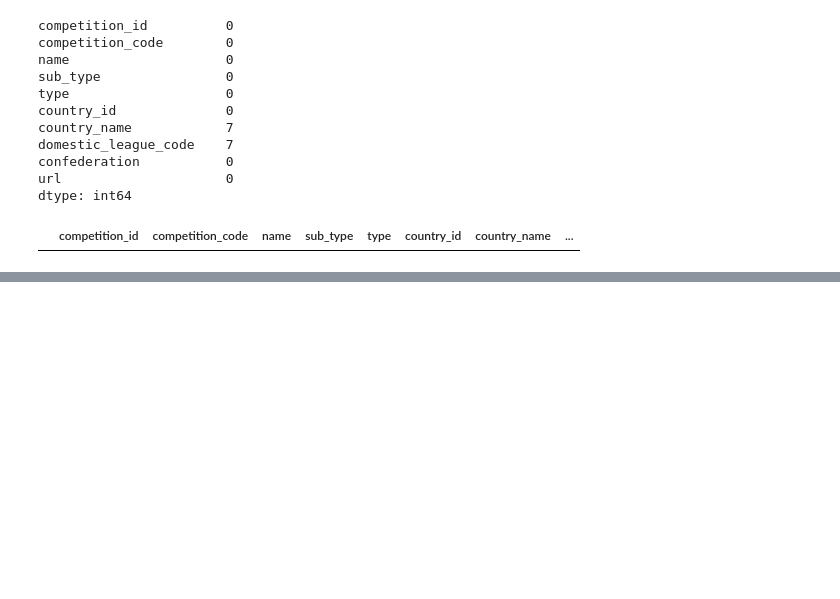
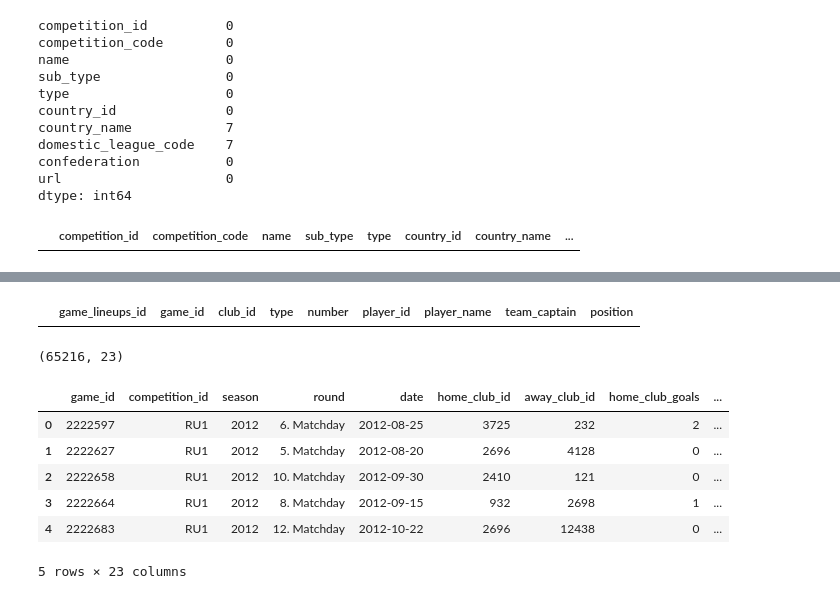
Before and after one commit to AleSar2312/Pycharm, a Jupyter notebook: Analisi.ipynb, the cells around one changed output, grey strips where cells are left out. Saved outputs shown, nothing was run; the diff lists cells and outputs as text; code cells hidden in the pictures; blank space fills up the shorter version.

```diff
--- a/Analisi.ipynb
+++ b/Analisi.ipynb
@@ -360,0 +458,4 @@ competitions.loc[competitions.duplicated()]
+# %%
+game_lineups.loc[game_lineups.duplicated()]
+# %% [output]
+|  | game_lineups_id | game_id | club_id | type | number | player_id | player_name | team_captain | position |
@@ -360,0 +464,14 @@ competitions.loc[competitions.duplicated()]
+# %%
+games.shape
+# %% [output]
+(65216, 23)
+# %%
+games.head()
+# %% [output]
+|  | game_id | competition_id | season | round | date | home_club_id | away_club_id | home_club_goals | ... |
+| 0 | 2222597 | RU1 | 2012 | 6. Matchday | 2012-08-25 | 3725 | 232 | 2 | ... |
+| 1 | 2222627 | RU1 | 2012 | 5. Matchday | 2012-08-20 | 2696 | 4128 | 0 | ... |
+| 2 | 2222658 | RU1 | 2012 | 10. Matchday | 2012-09-30 | 2410 | 121 | 0 | ... |
+| 3 | 2222664 | RU1 | 2012 | 8. Matchday | 2012-09-15 | 932 | 2698 | 1 | ... |
+| 4 | 2222683 | RU1 | 2012 | 12. Matchday | 2012-10-22 | 2696 | 12438 | 0 | ... |
+5 rows × 23 columns
```
Also changed, not shown: parts of 32 cells of this notebook.
